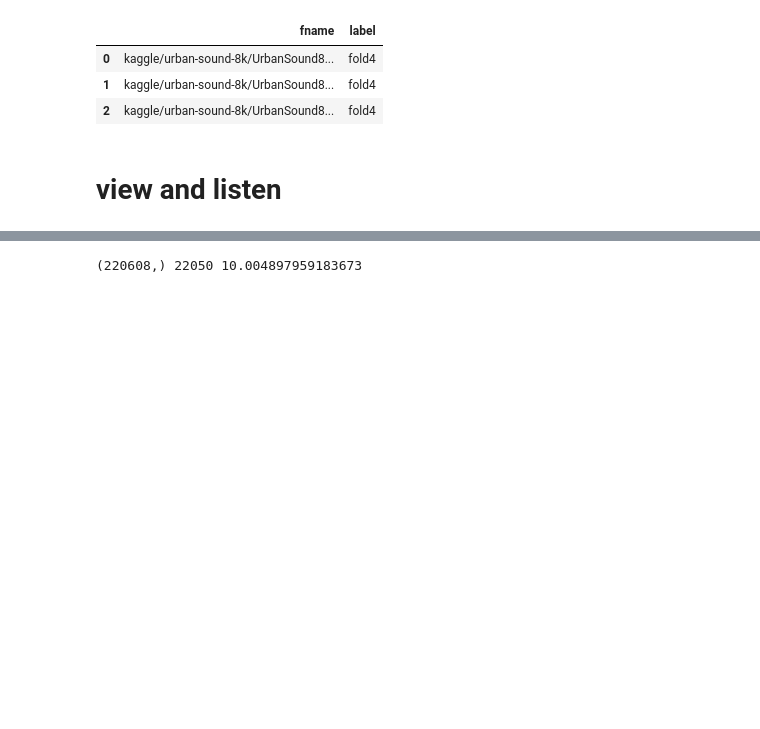
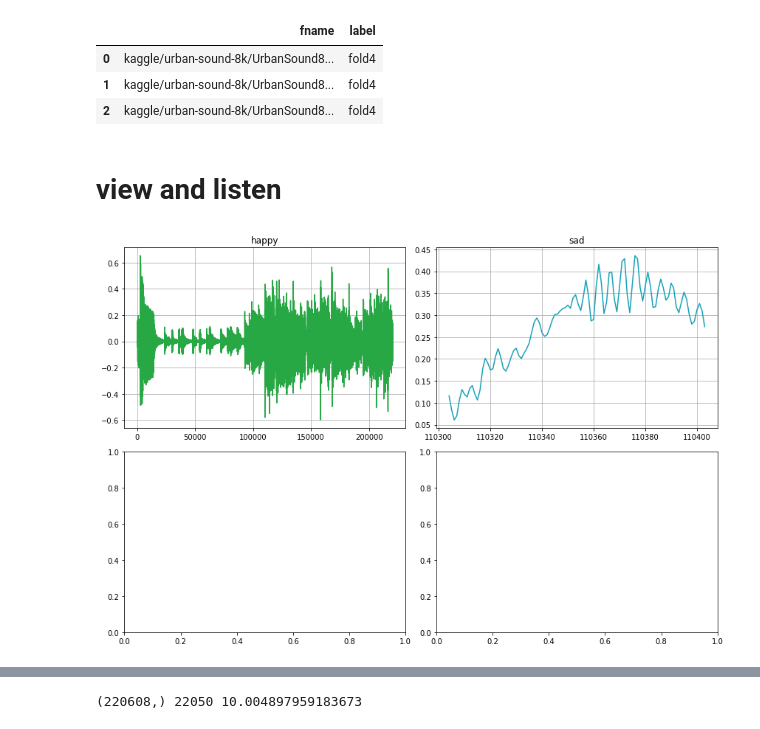
Before and after one commit to PacktPublishing/Data-Augmentation-with-Python, a Jupyter notebook: data_augmentation_with_python_chapter_7.ipynb, the cells around one changed output, grey strips where cells are left out. Saved outputs shown, nothing was run; the diff lists cells and outputs as text; code cells hidden in the pictures; blank space fills up the shorter version.

```diff
--- a/data_augmentation_with_python_chapter_7.ipynb
+++ b/data_augmentation_with_python_chapter_7.ipynb
@@ -274,0 +324,4 @@ import IPython.display
+# %%
+pluto.draw_audio(pluto.df_music_data)
+# %% [output]
+[figure, added]
```
Also changed, not shown: parts of 12 cells of this notebook.
